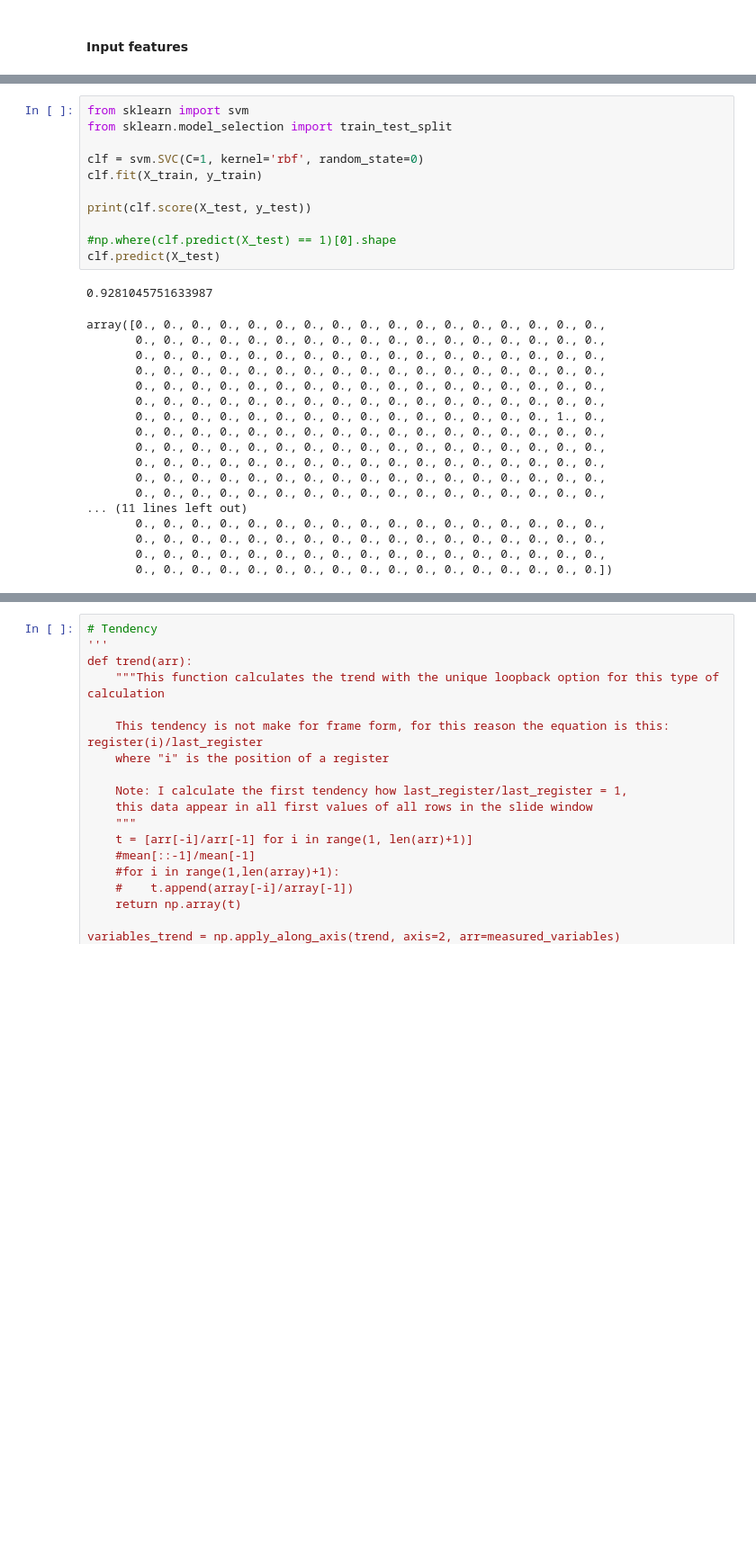
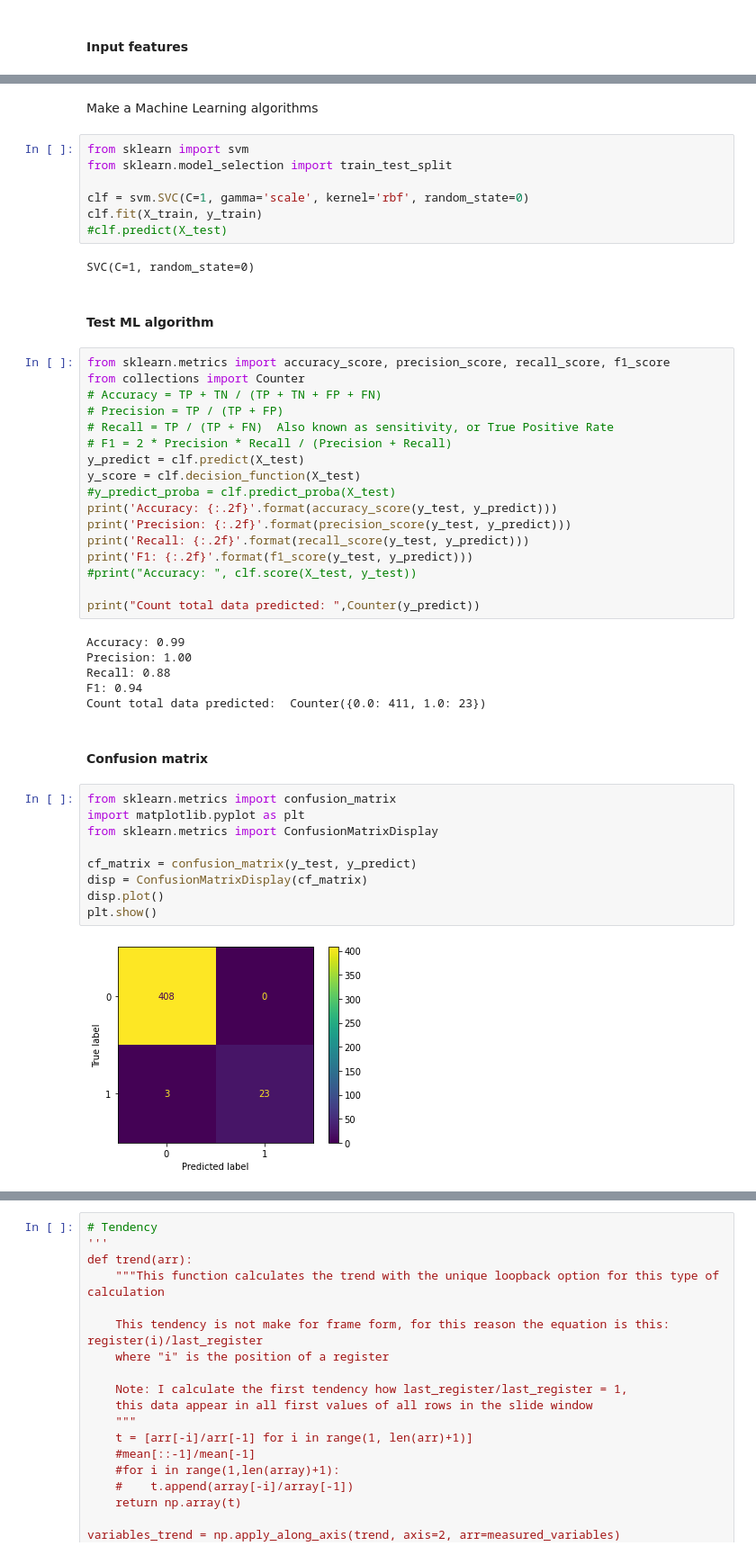
Before and after one commit to santiagoYps/ICRDSWeb, a Jupyter notebook: machine_learning/sliding_window.ipynb, the cells around one changed output, grey strips where cells are left out. Shown: that part at 90% size. Drawn from its saved outputs; the diff is of its cells as text; blank space fills up the shorter version.

Commit message:
IMPL: Evaluation metrics

```diff
--- a/machine_learning/sliding_window.ipynb
+++ b/machine_learning/sliding_window.ipynb
@@ -175,30 +175,49 @@ No near crash event test data size:  (412,)
+# %% [markdown]
+Make a Machine Learning algorithms
 # %%
 from sklearn import svm
 from sklearn.model_selection import train_test_split
 
-clf = svm.SVC(C=1, kernel='rbf', random_state=0)
+clf = svm.SVC(C=1, gamma='scale', kernel='rbf', random_state=0)
 clf.fit(X_train, y_train)
-
-print(clf.score(X_test, y_test))
-
-#np.where(clf.predict(X_test) == 1)[0].shape
-clf.predict(X_test)
+#clf.predict(X_test)
 # %% [output]
-0.9281045751633987
+SVC(C=1, random_state=0)
-array([0., 0., 0., 0., 0., 0., 0., 0., 0., 0., 0., 0., 0., 0., 0., 0., 0.,
-       0., 0., 0., 0., 0., 0., 0., 0., 0., 0., 0., 0., 0., 0., 0., 0., 0.,
-       0., 0., 0., 0., 0., 0., 0., 0., 0., 0., 0., 0., 0., 0., 0., 0., 0.,
-       0., 0., 0., 0., 0., 0., 0., 0., 0., 0., 0., 0., 0., 0., 0., 0., 0.,
-       0., 0., 0., 0., 0., 0., 0., 0., 0., 0., 0., 0., 0., 0., 0., 0., 0.,
-       0., 0., 0., 0., 0., 0., 0., 0., 0., 0., 0., 0., 0., 0., 0., 0., 0.,
-       0., 0., 0., 0., 0., 0., 0., 0., 0., 0., 0., 0., 0., 0., 0., 1., 0.,
-       0., 0., 0., 0., 0., 0., 0., 0., 0., 0., 0., 0., 0., 0., 0., 0., 0.,
-       0., 0., 0., 0., 0., 0., 0., 0., 0., 0., 0., 0., 0., 0., 0., 0., 0.,
-       0., 0., 0., 0., 0., 0., 0., 0., 0., 0., 0., 0., 0., 0., 0., 0., 0.,
-       0., 0., 0., 0., 0., 0., 0., 0., 0., 0., 0., 0., 0., 0., 0., 0., 0.,
-       0., 0., 0., 0., 0., 0., 0., 0., 0., 0., 0., 0., 0., 0., 0., 0., 0.,
-... (11 lines left out)
-       0., 0., 0., 0., 0., 0., 0., 0., 0., 0., 0., 0., 0., 0., 0., 0., 0.,
-       0., 0., 0., 0., 0., 0., 0., 0., 0., 0., 0., 0., 0., 0., 0., 0., 0.,
-       0., 0., 0., 0., 0., 0., 0., 0., 0., 0., 0., 0., 0., 0., 0., 0., 0.,
-       0., 0., 0., 0., 0., 0., 0., 0., 0., 0., 0., 0., 0., 0., 0., 0., 0.])
+# %% [markdown]
+#### Test ML algorithm
+# %%
+from sklearn.metrics import accuracy_score, precision_score, recall_score, f1_score
+from collections import Counter
+# Accuracy = TP + TN / (TP + TN + FP + FN)
+# Precision = TP / (TP + FP)
+# Recall = TP / (TP + FN)  Also known as sensitivity, or True Positive Rate
+# F1 = 2 * Precision * Recall / (Precision + Recall)
+y_predict = clf.predict(X_test)
+y_score = clf.decision_function(X_test)
+#y_predict_proba = clf.predict_proba(X_test)
+print('Accuracy: {:.2f}'.format(accuracy_score(y_test, y_predict)))
+print('Precision: {:.2f}'.format(precision_score(y_test, y_predict)))
+print('Recall: {:.2f}'.format(recall_score(y_test, y_predict)))
+print('F1: {:.2f}'.format(f1_score(y_test, y_predict)))
+#print("Accuracy: ", clf.score(X_test, y_test))
+
+print("Count total data predicted: ",Counter(y_predict))
+# %% [output]
+Accuracy: 0.99
+Precision: 1.00
+Recall: 0.88
+F1: 0.94
+Count total data predicted:  Counter({0.0: 411, 1.0: 23})
+# %% [markdown]
+#### Confusion matrix
+# %%
+from sklearn.metrics import confusion_matrix
+import matplotlib.pyplot as plt
+from sklearn.metrics import ConfusionMatrixDisplay
+
+cf_matrix = confusion_matrix(y_test, y_predict)
+disp = ConfusionMatrixDisplay(cf_matrix)
+disp.plot()
+plt.show()
+# %% [output]
+[figure, added]
```
Also changed, not shown: parts of 8 cells of this notebook.
